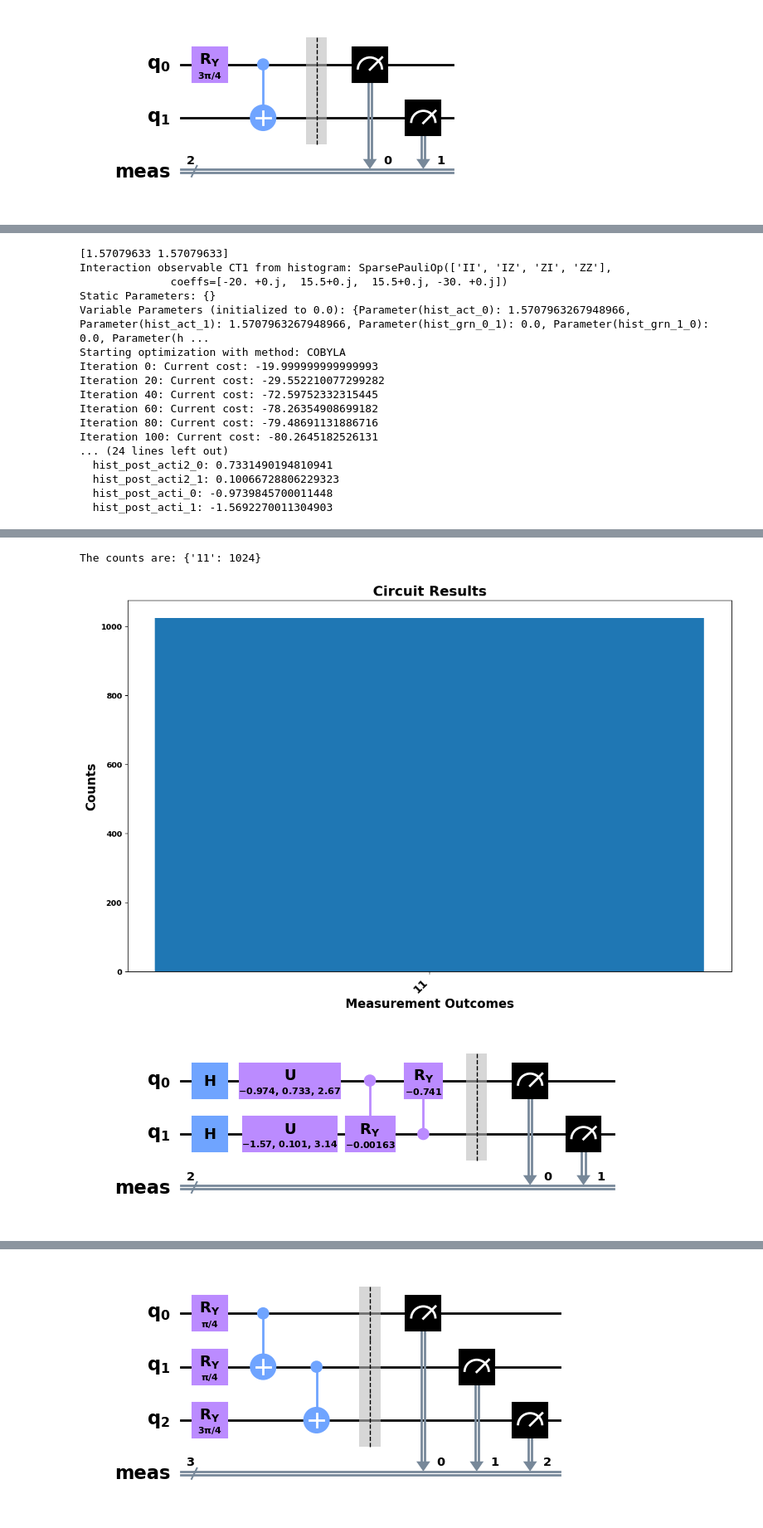
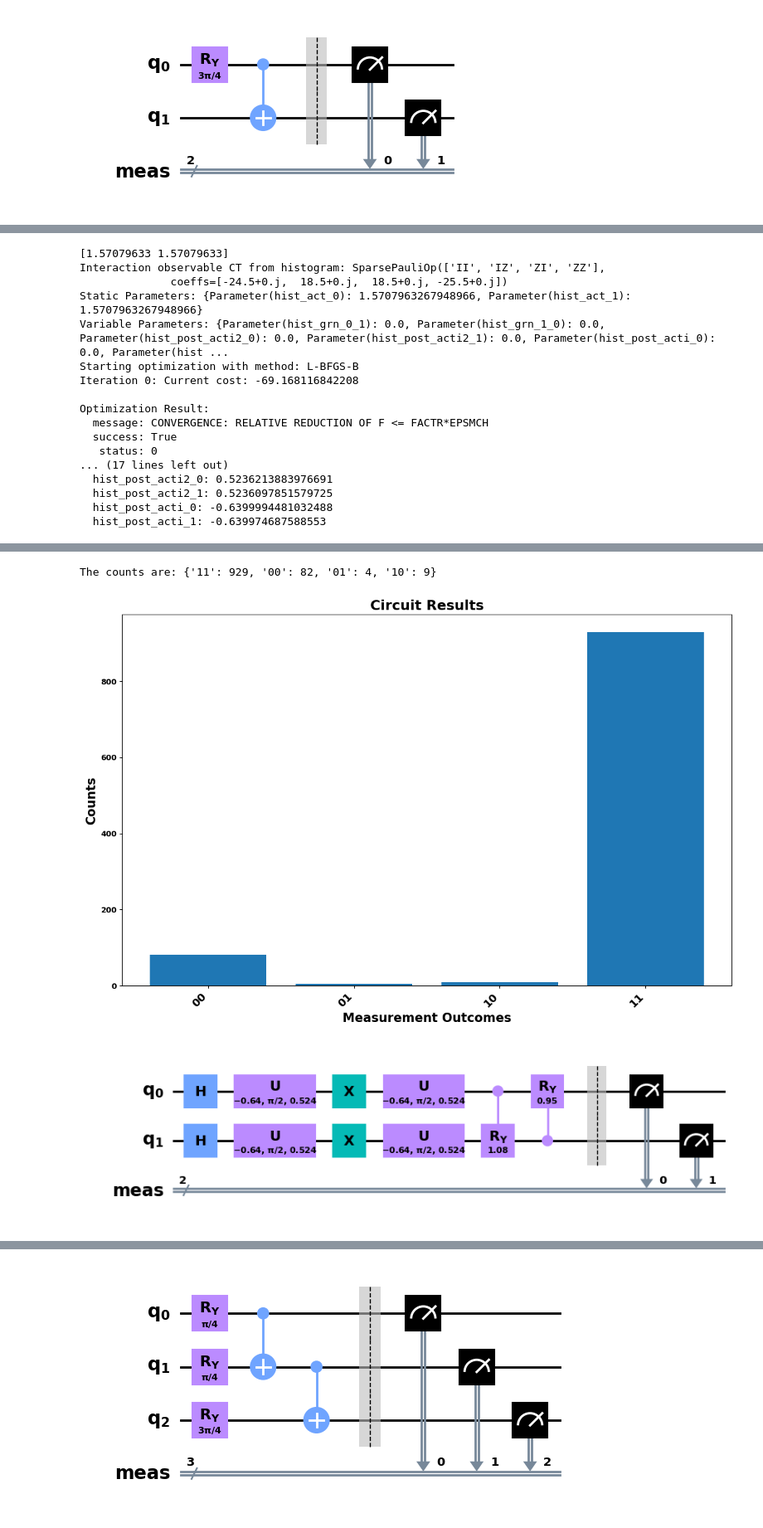
Before and after one commit to cailab-tamu/QuantumXCT, a Jupyter notebook: python/bell_dist_opt.ipynb, the cells around one changed output, grey strips where cells are left out. Shown at 83% size. Cells and saved outputs as stored; diff of their text form; code cells hidden in the pictures.

```diff
--- a/python/bell_dist_opt.ipynb
+++ b/python/bell_dist_opt.ipynb
@@ -354,7 +353,7 @@ result_interaction_bfgs, optimized_full_params, cost_values = vqe_solver(
     act_percentages, # Renamed from 'act_percentages' for consistency with create_parameter_dictionaries_cust
     cost_func_wrapper, # This function needs to be defined to accept the correct arguments (see comments below)
     min_ones_obs=min_ones, # Added as an explicit argument for flexibility
-    optimizer_method="COBYLA",# COBYLA | L-BFGS-B
+    optimizer_method="L-BFGS-B",# COBYLA | L-BFGS-B
 )
 
 # Plot the cost function values
@@ -370,19 +369,19 @@ counts, bound_circuit = evaluate_and_plot_ansatz(cirq, optimized_full_params, sh
 bound_circuit.draw(output="mpl", style="clifford", fold=40)  # Show the circuit plot
 # %% [output]
 [1.57079633 1.57079633]
-Interaction observable CT1 from histogram: SparsePauliOp(['II', 'IZ', 'ZI', 'ZZ'],
-              coeffs=[-20. +0.j,  15.5+0.j,  15.5+0.j, -30. +0.j])
-Static Parameters: {}
-Variable Parameters (initialized to 0.0): {Parameter(hist_act_0): 1.5707963267948966, Parameter(hist_act_1): 1.5707963267948966, Parameter(hist_grn_0_1): 0.0, Parameter(hist_grn_1_0): 0.0, Parameter(h ...
-Starting optimization with method: COBYLA
-Iteration 0: Current cost: -19.999999999999993
-Iteration 20: Current cost: -29.552210077299282
-Iteration 40: Current cost: -72.59752332315445
-Iteration 60: Current cost: -78.26354908699182
-Iteration 80: Current cost: -79.48691131886716
-Iteration 100: Current cost: -80.2645182526131
-... (24 lines left out)
-  hist_post_acti2_0: 0.7331490194810941
-  hist_post_acti2_1: 0.10066728806229323
-  hist_post_acti_0: -0.9739845700011448
-  hist_post_acti_1: -1.5692270011304903
+Interaction observable CT from histogram: SparsePauliOp(['II', 'IZ', 'ZI', 'ZZ'],
+              coeffs=[-24.5+0.j,  18.5+0.j,  18.5+0.j, -25.5+0.j])
+Static Parameters: {Parameter(hist_act_0): 1.5707963267948966, Parameter(hist_act_1): 1.5707963267948966}
+Variable Parameters: {Parameter(hist_grn_0_1): 0.0, Parameter(hist_grn_1_0): 0.0, Parameter(hist_post_acti2_0): 0.0, Parameter(hist_post_acti2_1): 0.0, Parameter(hist_post_acti_0): 0.0, Parameter(hist ...
+Starting optimization with method: L-BFGS-B
+Iteration 0: Current cost: -69.168116842208
+
+Optimization Result:
+  message: CONVERGENCE: RELATIVE REDUCTION OF F <= FACTR*EPSMCH
+  success: True
+   status: 0
+... (17 lines left out)
+  hist_post_acti2_0: 0.5236213883976691
+  hist_post_acti2_1: 0.5236097851579725
+  hist_post_acti_0: -0.6399994481032488
+  hist_post_acti_1: -0.639974687588553
@@ -390,6 +389,6 @@ Iteration 100: Current cost: -80.2645182526131
-The counts are: {'11': 1024}
+The counts are: {'11': 929, '00': 82, '01': 4, '10': 9}
-[figure, old version]
+[figure, new version]
-[figure, old version]
+[figure, new version]
 # %%
 # 1. Create the Bell state (|ψ⟩ = (|00⟩ + |11⟩)/√2)
 #circuit = QuantumCircuit(2, 2)
```
Also changed, not shown: parts of 19 cells of this notebook, 3 other files.
